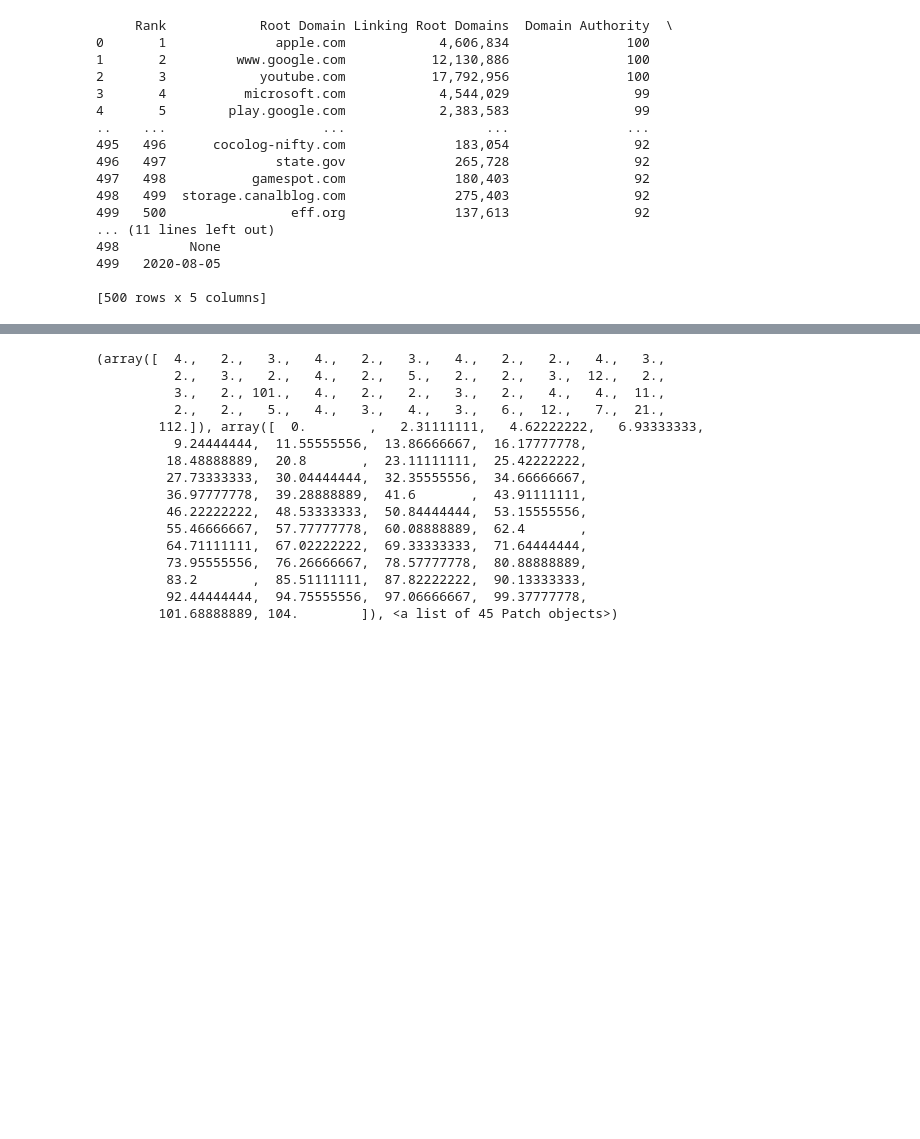
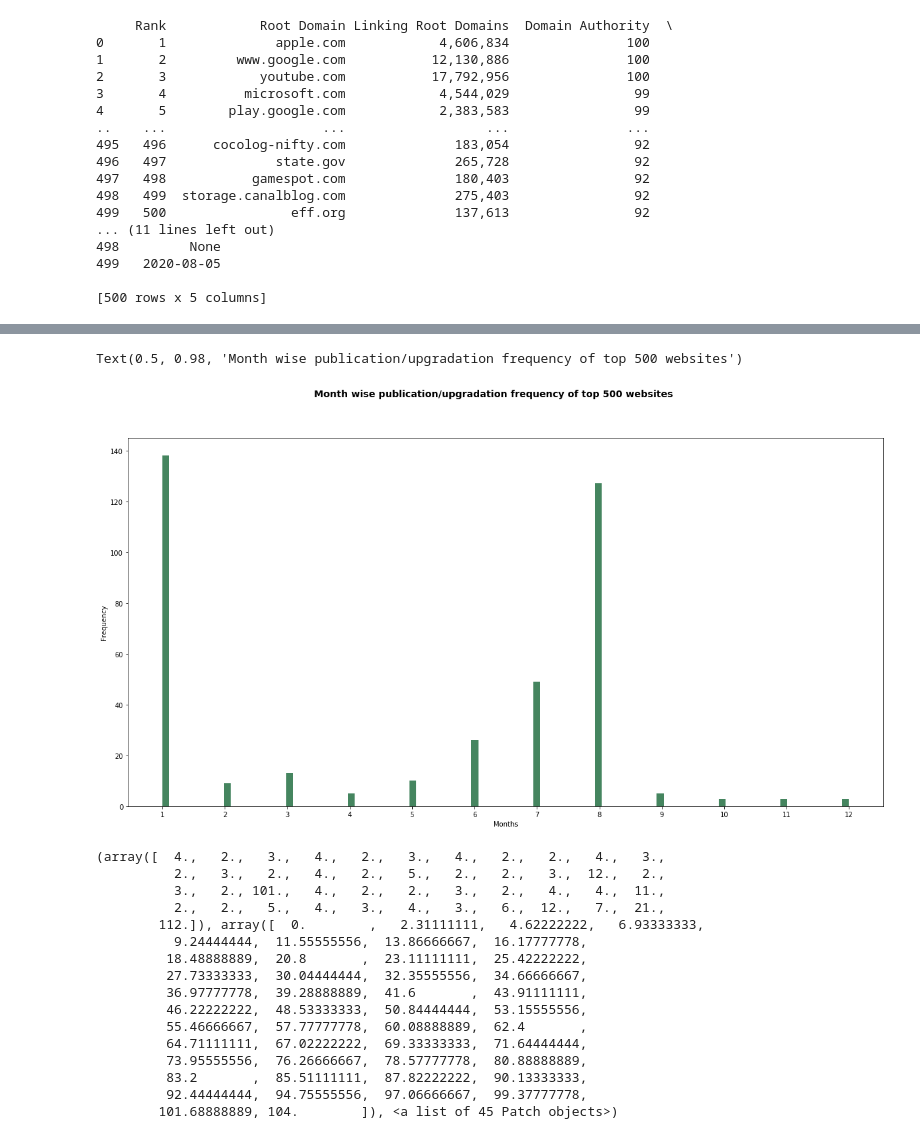
Before and after one commit to Raufir/CMSC6950_htmldate, a Jupyter notebook: web_publish_date.ipynb, the cells around one changed output, grey strips where cells are left out. Drawn from its saved outputs; the diff is of its cells as text; code cells hidden in the pictures; blank space fills up the shorter version.

```diff
--- a/web_publish_date.ipynb
+++ b/web_publish_date.ipynb
@@ -128,3 +114,18 @@ matplotlib.axes._subplots.AxesSubplot
+# %%
+#fig = plt.figure(figsize=(150,60))
+#ax1 = plt.subplot2grid((8,8),(1,1))
+plt.rcParams['figure.figsize'] = [20, 10]
+fig,ax =  plt.subplots()
+#n, bins, patches = plt.hist(data['Publish Date'], 50, density=False, facecolor='g', alpha=0.6)
+ax.hist(month,100,histtype='bar',color="#45855f",density=False)
+ax.set_xlabel("Months")
+ax.set_ylabel("Frequency")
+#ax.set_xticklabels(year,rotation=90)
+ax.xaxis.set_ticks(np.arange(1, 13, 1))
+fig.suptitle("Month wise publication/upgradation frequency of top 500 websites", fontsize=14, fontweight='bold')
+# %% [output]
+Text(0.5, 0.98, 'Month wise publication/upgradation frequency of top 500 websites')
+[figure, added]
 # %%
 # %% [output]
 (array([  4.,   2.,   3.,   4.,   2.,   3.,   4.,   2.,   2.,   4.,   3.,
```
Also changed, not shown: parts of 5 cells of this notebook.
